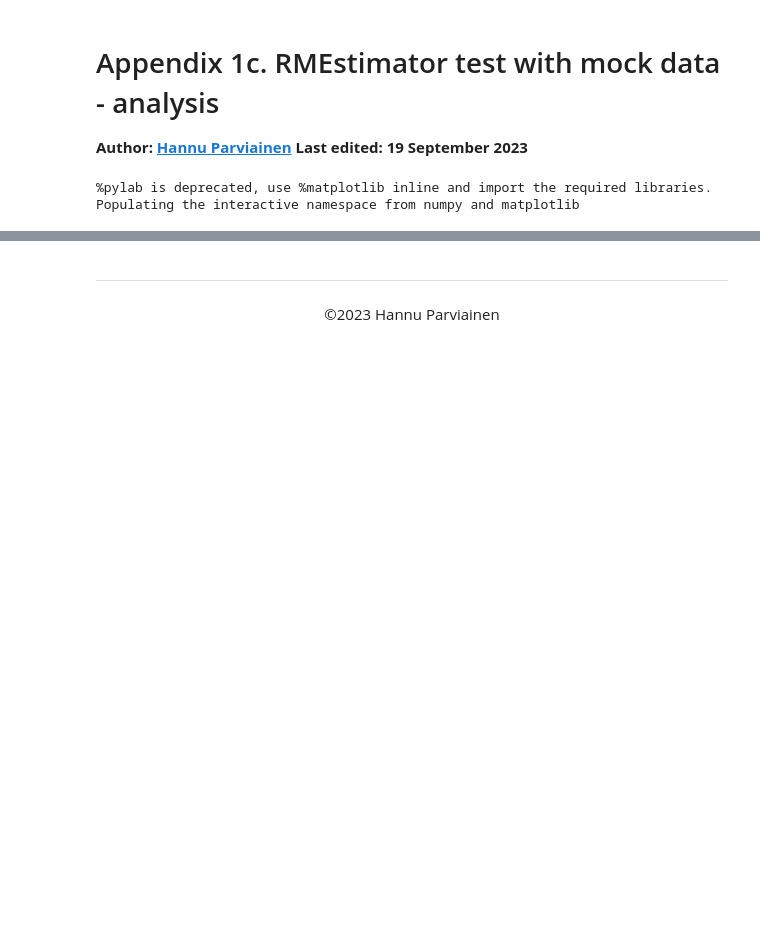
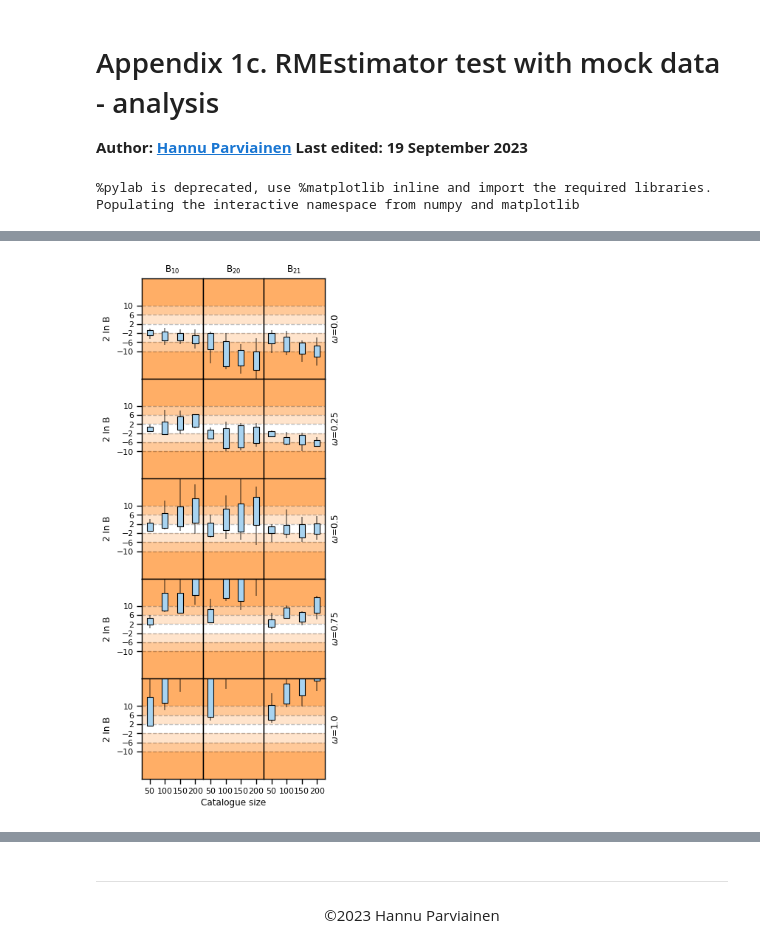
Before and after one commit to hpparvi/spright, a Jupyter notebook: notebooks/A1c_RMEstimator_mock_analysis.ipynb, the cells around one changed output, grey strips where cells are left out. Drawn from its saved outputs; the diff is of its cells as text; code cells hidden in the pictures; blank space fills up the shorter version.

```diff
--- a/notebooks/A1c_RMEstimator_mock_analysis.ipynb
+++ b/notebooks/A1c_RMEstimator_mock_analysis.ipynb
@@ -39,0 +100,16 @@ fig.tight_layout()
+# %%
+efiles = sorted(Path('.').glob('A1b_*np*_ws*.fits'))
+# %%
+dfs = []
+for efile in efiles:
+    df = Table.read(efile).to_pandas()
+    df['hypothesis'] = df['hypothesis'].str.decode("utf-8")
+    dfs.append(df)
+# %%
+dt = pd.concat(dfs).pivot(index=('psize', 'ws', 'ibatch'), columns='hypothesis')
+# %%
+db = pd.DataFrame([2 * (dt[('logz', 'H1')] - dt[('logz', 'H0')]),
+                   2 * (dt[('logz', 'H2')] - dt[('logz', 'H0')]),
+                   2 * (dt[('logz', 'H2')] - dt[('logz', 'H1')])]).T
+db.columns = ['2B10', '2B20', '2B21']
+db
@@ -39,0 +131,29 @@ fig.tight_layout()
+# %%
+with sb.plotting_context('paper', font_scale=0.9):
+    fig, axs = subplots(5, 3, figsize=(AAOCW, 2.2*AAOCW), sharey='row', sharex='all')
+    for i,ws in enumerate((0,25,50,75,100)):
+        t = db.xs(ws, level='ws').groupby('psize').quantile([0.5, 0.16, 0.84, 0.0, 1.0])
+        for j,h in enumerate(('B10', 'B20', 'B21')):
+            x = t[h].xs(0.16, level=1).index.values
+            bottom = t[h].xs(0.16, level=1)
+            height = (t[h].xs(0.84, level=1) - t[h].xs(0.16, level=1))
+            axs[i,j].vlines(x, t[h].xs(0.0, level=1), t[h].xs(1.0, level=1), colors='k', zorder=0, alpha=0.5)
+            axs[i,j].bar(x, height, bottom=bottom, width=20, ec='k', fc=sb.set_hls_values('C0', l=0.8))
+        axs[i,2].text(1.1, 0.5, f'$\omega$={1e-2*ws}', va='center', rotation=90, transform=axs[i,2].transAxes)
+    [[ax.axhline(v, c='k', ls='--', alpha=0.25, lw=1, zorder=0) for ax in axs.flat] for v in [-10, -6, -2, 2, 6, 10]]
+    [[ax.axhspan(-v, v, fc=sb.set_hls_values('C1', l=0.7+0.1*ia), zorder=-10+ia) for ax in axs.flat]  for ia,v in enumerate([30, 10, 6, 2])]
+    setp(axs[:,0], ylabel='2 ln B')
+    setp(axs[-1], xticks=(50,100,150,200), xlim=(25,225))
+    setp(axs[-1,1], xlabel='Catalogue size')
+
+    axs[0,0].set_title('B$_{10}$')
+    axs[0,1].set_title('B$_{20}$')
+    axs[0,2].set_title('B$_{21}$')
+    setp(axs, yticks=[-10, -6, -2, 2, 6, 10], ylim=(-22, 22))
+    [setp(ax.get_yticklines(), visible=False) for ax in axs[:,1:].flat]
+    fig.align_ylabels()
+    fig.tight_layout()
+    fig.subplots_adjust(wspace=0, hspace=0)
+    fig.savefig('pub_mock_bf.pdf')
+# %% [output]
+[figure, added]
```
Also changed, not shown: parts of 9 cells of this notebook, 7 other files.
